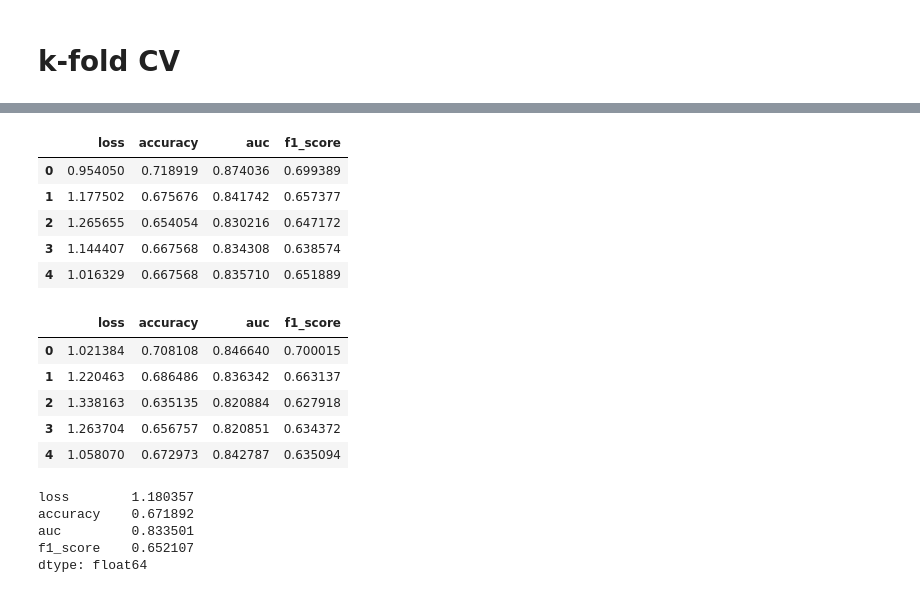
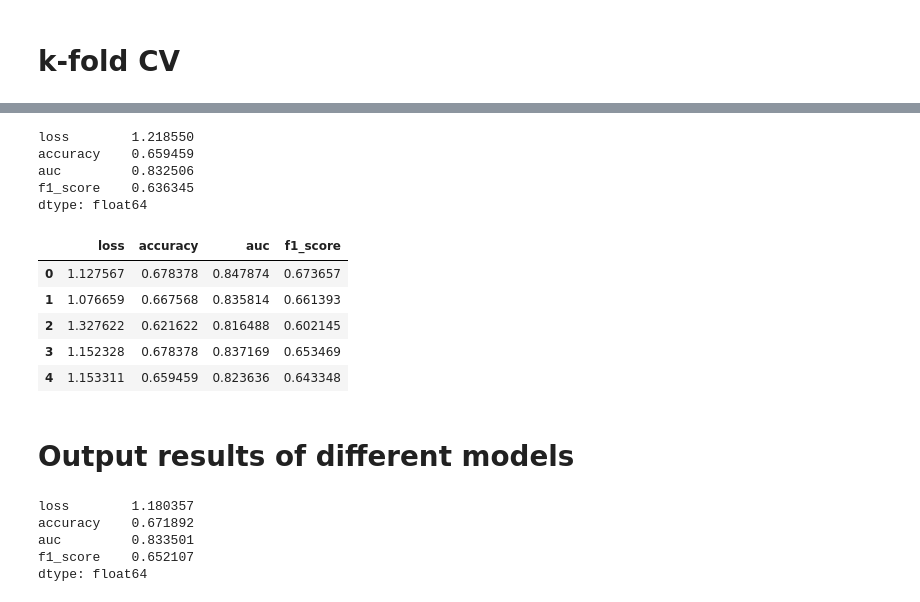
Before and after one commit to zhum01/Climate-Change-Text-NLP, a Jupyter notebook: W266_finalProject_Modeling_climateChangeText.ipynb, the cells around one changed output, grey strips where cells are left out. Saved outputs shown, nothing was run; the diff lists cells and outputs as text; code cells hidden in the pictures.

```diff
--- a/W266_finalProject_Modeling_climateChangeText.ipynb
+++ b/W266_finalProject_Modeling_climateChangeText.ipynb
@@ -40,12 +40,6 @@ featuresDf.head()
 | 7 | neutral | 28 | -0.990997 | -0.021293 | The actual rise in sea levels mea... |
 | 8 | disagree | 9 | -0.955837 | 2.054611 | Claims of global warming have bee... |
 | 9 | neutral | 35 | -0.966280 | 0.390526 | The Intergovernmental Panel on Cl... |
-# %%
-# true labels as feature
-labelEncoder = LabelEncoder()
-labelsNumeric = labelEncoder.fit_transform(allLabels.tolist())
-
-featuresDf['trueLabel'] = labelsNumeric
 # %%
 # split data into train, dev, and test sets (test examples are pre-deterimned by authors' labels)
 # - uses same seed as in EDA
@@ -140,7 +134,7 @@ numNeuronsDense = [256]
 learningRate = 2e-5
 dropoutRate = 0.1
 batchSize = 16
-numEpochs = 7
+numEpochs = 5
 
 modelInputs_train = [train_encodings['input_ids']
                     , train_encodings['attention_mask']
@@ -161,11 +155,11 @@ with tf.device('/GPU:0'):
                             , numNonBertFeatures=len(nonBertFeaturesToUse)
                            )
 
-    model.fit(modelInputs_train
-              , y_train
-              , validation_data=(modelInputs_dev, y_dev)
-              , epochs=numEpochs
-              , batch_size=batchSize
-              , class_weight=classWeights
-            )
+    history = model.fit(modelInputs_train
+                        , y_train
+                        , validation_data=(modelInputs_dev, y_dev)
+                        , epochs=numEpochs
+                        , batch_size=batchSize
+                        , class_weight=classWeights
+                       )
 # %% [output]
@@ -204,38 +206,45 @@ kfoldInds = list(kfoldObj.split(featuresDf.loc[trainIds], y=allLabels.loc[trainI
 # %%
 # prepare inputs for kfold
+from sklearn.model_selection import StratifiedKFold
 
+numFolds = 5
 maxTokenLength = 90
-nonBertFeaturesToUse = ['numTokens', 'bertSent', 'swnet_zscored']
+nonBertFeaturesToUse = ['numTokens']
 
 tokenizer = BertTokenizer.from_pretrained(bertModelStr)
 allEncodings_kfold = tokenizer(featuresDf.loc[trainIds]['sentence'].tolist(), return_tensors='tf', padding='max_length', truncation=True, max_length=maxTokenLength)
 nonBertFeatures_kfold = tf.convert_to_tensor(np.array(featuresDf.loc[trainIds][nonBertFeaturesToUse]).astype(np.float32).reshape((len(trainIds), len(nonBertFeaturesToUse))))
 y_kfold = tf.keras.utils.to_categorical(labelEncoder.fit_transform(allLabels.loc[trainIds].tolist()), num_classes=3, dtype='float32')
+
+
+# get indices for doing k-fold CV
+kfoldObj = StratifiedKFold(n_splits=numFolds)
+kfoldInds = list(kfoldObj.split(featuresDf.loc[trainIds], y=allLabels.loc[trainIds].tolist()))
 # %%
-# foldInd = 0
-
 numNeuronsDense = [256]
 learningRate = 2e-5
 dropoutRate = 0.1
 batchSize = 16
 numEpochs = 5
 
-for foldInd in [0,1,2,3,4]:
+for foldInd in np.arange(numFolds):
     modelInputs_train = [tf.gather(allEncodings_kfold['input_ids'], kfoldInds[foldInd][0])
                          , tf.gather(allEncodings_kfold['attention_mask'], kfoldInds[foldInd][0])
                          , tf.gather(allEncodings_kfold['token_type_ids'], kfoldInds[foldInd][0])
+                         , tf.gather(nonBertFeatures_kfold, kfoldInds[foldInd][0])
                         ]
 
     modelInputs_dev = [tf.gather(allEncodings_kfold['input_ids'], kfoldInds[foldInd][1])
                        , tf.gather(allEncodings_kfold['attention_mask'], kfoldInds[foldInd][1])
                        , tf.gather(allEncodings_kfold['token_type_ids'], kfoldInds[foldInd][1])
+                       , tf.gather(nonBertFeatures_kfold, kfoldInds[foldInd][1])
                       ]
 
     with tf.device('/GPU:0'):
         tf.keras.backend.clear_session()
 
         model = train_fullModel(maxTokenLength, numNeuronsDense, learningRate, dropoutRate
-                                , onlyBertEmbed=True
+                                , onlyBertEmbed=False
                                 , numNonBertFeatures=len(nonBertFeaturesToUse)
                                )
 
@@ -367,29 +354,31 @@ Epoch 5/5
-# %%
-devMetrics
-# %% [output]
-|  | loss | accuracy | auc | f1_score |
-| 0 | 0.954050 | 0.718919 | 0.874036 | 0.699389 |
-| 1 | 1.177502 | 0.675676 | 0.841742 | 0.657377 |
-| 2 | 1.265655 | 0.654054 | 0.830216 | 0.647172 |
-| 3 | 1.144407 | 0.667568 | 0.834308 | 0.638574 |
-| 4 | 1.016329 | 0.667568 | 0.835710 | 0.651889 |
+# %%
+# check results of each fold
+devMetrics
+# %% [output]
+loss        1.218550
+accuracy    0.659459
+auc         0.832506
+f1_score    0.636345
+dtype: float64
 # %%
 # save results of CV
 
 saveDir = r'C:\Users\mz1391\Downloads\Masters_Berkeley_MIDS\W266_NLP_Deep_Learning\Final_Project\saved_files/'
-fileName = 'CV_bert_classWeights_NOengFeatures.csv'
+fileName = 'CV_bert_classWeights_ONLYswnet.csv'
 
 devMetrics.to_csv(saveDir+fileName, index=False)
 
 # load to see that save worked properly
 pd.read_csv(saveDir+fileName)
 # %% [output]
 |  | loss | accuracy | auc | f1_score |
-| 0 | 1.021384 | 0.708108 | 0.846640 | 0.700015 |
-| 1 | 1.220463 | 0.686486 | 0.836342 | 0.663137 |
-| 2 | 1.338163 | 0.635135 | 0.820884 | 0.627918 |
-| 3 | 1.263704 | 0.656757 | 0.820851 | 0.634372 |
-| 4 | 1.058070 | 0.672973 | 0.842787 | 0.635094 |
+| 0 | 1.127567 | 0.678378 | 0.847874 | 0.673657 |
+| 1 | 1.076659 | 0.667568 | 0.835814 | 0.661393 |
+| 2 | 1.327622 | 0.621622 | 0.816488 | 0.602145 |
+| 3 | 1.152328 | 0.678378 | 0.837169 | 0.653469 |
+| 4 | 1.153311 | 0.659459 | 0.823636 | 0.643348 |
+# %% [markdown]
+# Output results of different models
 # %%
 saveDir = r'C:\Users\mz1391\Downloads\Masters_Berkeley_MIDS\W266_NLP_Deep_Learning\Final_Project\saved_files/'
 fileName = 'CV_bert_NOclassWeights_NOengFeatures.csv'
```
Also changed, not shown: parts of 12 cells of this notebook, 2 other files.
